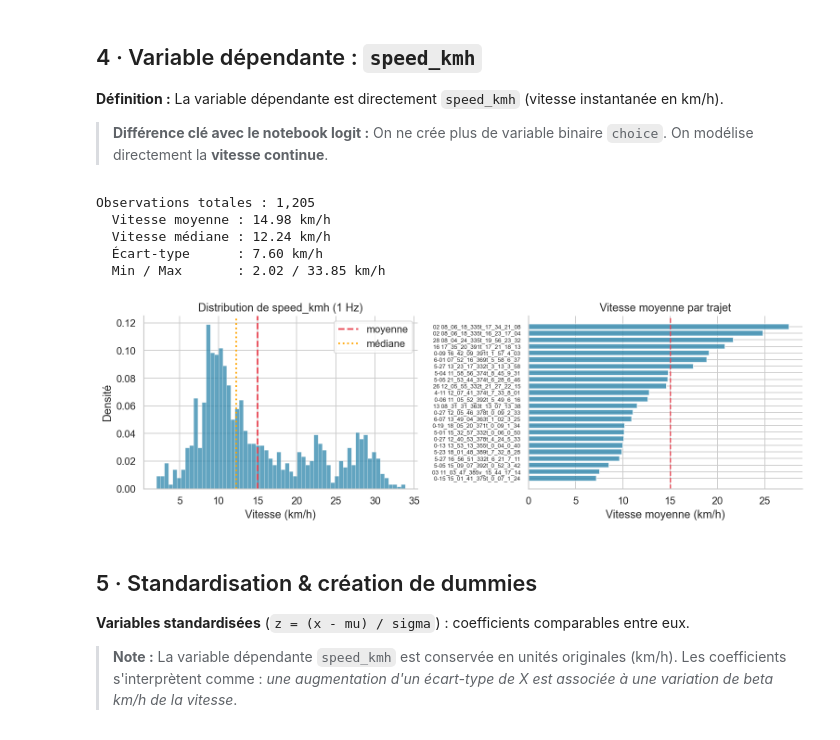
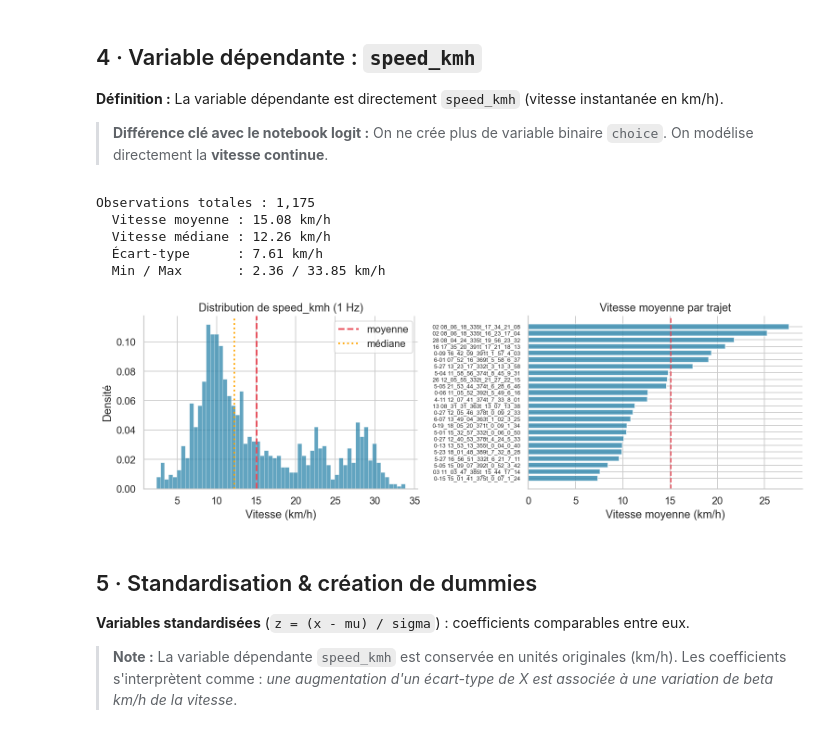
Before and after one commit to martin1207/newmob_modeling, a Jupyter notebook: escooter_linear_speed.ipynb, the cells around one changed output. Drawn from its saved outputs; the diff is of its cells as text; code cells hidden in the pictures.

```diff
--- a/escooter_linear_speed.ipynb
+++ b/escooter_linear_speed.ipynb
@@ -108,6 +83,7 @@ df_1hz = (
     .agg(
         speed_kmh                           = ('speed_kmh',                          'mean'),
         n_pedestrians                       = ('n_pedestrians',                       'max'),
+        n_cyclists                           = ('n_cyclists',                           'max'),
         road_width_perp_m                   = ('road_width_perp_m',                   'mean'),
         hour                                = ('hour',                                'first'),
         day_of_week                         = ('day_of_week',                         'first'),
@@ -132,6 +108,9 @@ df_1hz = (
     .reset_index(drop=True)
 )
 
-print(f'Après réduction 1 Hz : {len(df_1hz):,} secondes — {df_1hz["source"].nunique()} trajets')
+# Créer la vitesse à t+1
+df_1hz['speed_kmh_t1'] = df_1hz.groupby('source')['speed_kmh'].shift(-1)
+
+print(f'Après réduction 1 Hz + t+1 : {len(df_1hz):,} secondes — {df_1hz["source"].nunique()} trajets')
 display(df_1hz.describe().round(2))
 # %% [output]
@@ -153,43 +132,43 @@ Après réduction 1 Hz : 1,276 secondes — 25 trajets
 > **Différence clé avec le notebook logit :** On ne crée plus de variable binaire `choice`.
 > On modélise directement la **vitesse continue**.
 # %%
-df_model = df_1hz.dropna(subset=['speed_kmh', 'n_pedestrians', 'road_width_perp_m']).copy()
+df_model = df_1hz.dropna(subset=['speed_kmh_t1', 'n_pedestrians', 'road_width_perp_m']).copy()
 
 print(f'Observations totales : {len(df_model):,}')
-print(f'  Vitesse moyenne : {df_model["speed_kmh"].mean():.2f} km/h')
-print(f'  Vitesse médiane : {df_model["speed_kmh"].median():.2f} km/h')
-print(f'  Écart-type      : {df_model["speed_kmh"].std():.2f} km/h')
-print(f'  Min / Max       : {df_model["speed_kmh"].min():.2f} / {df_model["speed_kmh"].max():.2f} km/h')
+print(f'  Vitesse moyenne : {df_model["speed_kmh_t1"].mean():.2f} km/h')
+print(f'  Vitesse médiane : {df_model["speed_kmh_t1"].median():.2f} km/h')
+print(f'  Écart-type      : {df_model["speed_kmh_t1"].std():.2f} km/h')
+print(f'  Min / Max       : {df_model["speed_kmh_t1"].min():.2f} / {df_model["speed_kmh_t1"].max():.2f} km/h')
 
 fig, axes = plt.subplots(1, 2, figsize=(12, 4))
 
 ax = axes[0]
-ax.hist(df_model['speed_kmh'], bins=60, color=COLOR_A, alpha=0.75,
+ax.hist(df_model['speed_kmh_t1'], bins=60, color=COLOR_A, alpha=0.75,
         edgecolor='white', lw=0.3, density=True)
-ax.axvline(df_model['speed_kmh'].mean(), color=COLOR_B, lw=2, ls='--', label='moyenne')
-ax.axvline(df_model['speed_kmh'].median(), color='orange', lw=2, ls=':', label='médiane')
+ax.axvline(df_model['speed_kmh_t1'].mean(), color=COLOR_B, lw=2, ls='--', label='moyenne')
+ax.axvline(df_model['speed_kmh_t1'].median(), color='orange', lw=2, ls=':', label='médiane')
 ax.set_xlabel('Vitesse (km/h)')
 ax.set_ylabel('Densité')
 ax.set_title('Distribution de speed_kmh (1 Hz)')
 ax.legend()
 
 ax = axes[1]
-speed_by_traj = df_model.groupby('source')['speed_kmh'].mean().sort_values()
+speed_by_traj = df_model.groupby('source')['speed_kmh_t1'].mean().sort_values()
 ax.barh(range(len(speed_by_traj)), speed_by_traj.values, color=COLOR_A, alpha=0.8)
-ax.axvline(df_model['speed_kmh'].mean(), color=COLOR_B, lw=1.5, ls='--')
+ax.axvline(df_model['speed_kmh_t1'].mean(), color=COLOR_B, lw=1.5, ls='--')
 ax.set_yticks(range(len(speed_by_traj)))
 ax.set_yticklabels([s[-28:] for s in speed_by_traj.index], fontsize=7)
 ax.set_xlabel('Vitesse moyenne (km/h)')
 ax.set_title('Vitesse moyenne par trajet')
 plt.tight_layout()
 plt.show()
 # %% [output]
-Observations totales : 1,205
-  Vitesse moyenne : 14.98 km/h
-  Vitesse médiane : 12.24 km/h
-  Écart-type      : 7.60 km/h
-  Min / Max       : 2.02 / 33.85 km/h
+Observations totales : 1,175
+  Vitesse moyenne : 15.08 km/h
+  Vitesse médiane : 12.26 km/h
+  Écart-type      : 7.61 km/h
+  Min / Max       : 2.36 / 33.85 km/h
-[figure, old version]
+[figure, new version]
 # %% [markdown]
 ## 5 · Standardisation & création de dummies
 
```
Also changed, not shown: parts of 17 cells of this notebook, 2 other files.
